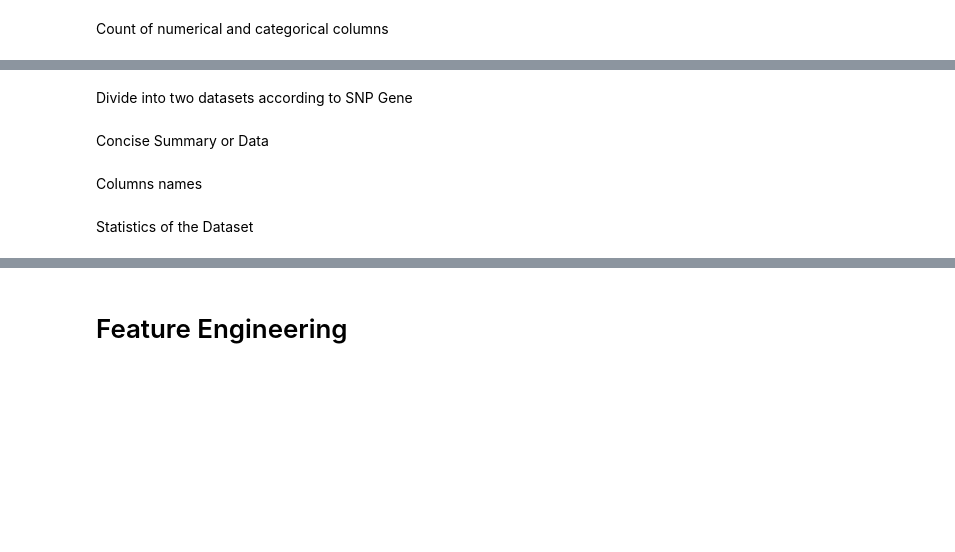
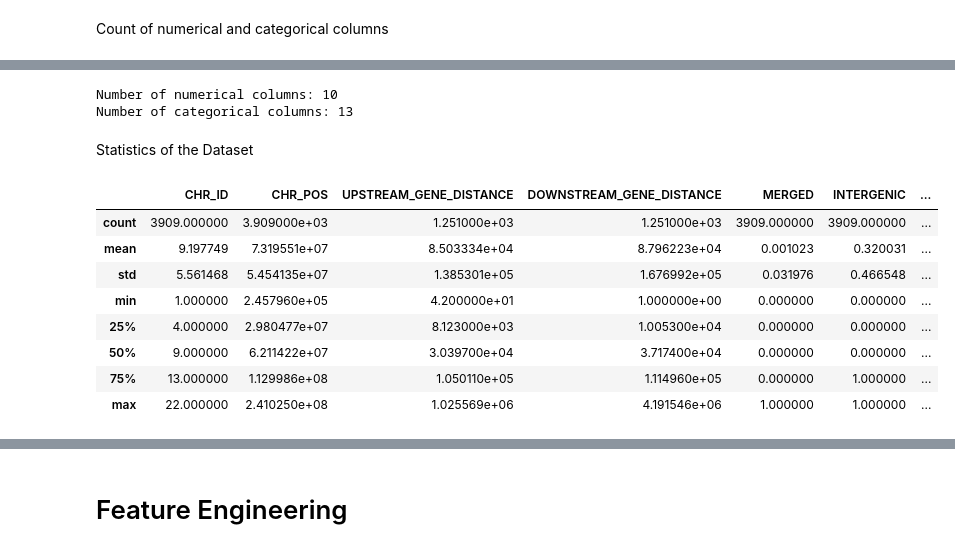
Before and after one commit to AbdullahDahabre/T2D-Prediction-System--Data-Fusion-for-Enhanced-Decision-Making, a Jupyter notebook: genetic.ipynb, the cells around one changed output, grey strips where cells are left out. Drawn from its saved outputs; the diff is of its cells as text; code cells hidden in the pictures; blank space fills up the shorter version.

```diff
--- a/genetic.ipynb
+++ b/genetic.ipynb
@@ -69,0 +311,7 @@ Renaming some columns
+# %%
+# Remove unrelated or non-numeric values
+genetic_df['CHR_ID'] = genetic_df['CHR_ID'].apply(lambda x: str(x).split('x')[0].strip() if 'x' in str(x) else x)
+genetic_df = genetic_df[genetic_df['CHR_ID'].str.isdigit()]  # Keep only rows where CHR_ID is numeric
+
+# Verify the cleaned column
+print(genetic_df['CHR_ID'].value_counts())
@@ -69,0 +358,6 @@ Renaming some columns
+# %%
+# Remove rows where 'RISK ALLELE FREQUENCY' is '0.26 (EA+AA)'
+genetic_df = genetic_df[genetic_df['RISK ALLELE FREQUENCY'] != '0.26 (EA+AA)']
+
+# Verify the changes
+print(f"Remaining rows after removing '0.26 (EA+AA)': {genetic_df.shape[0]}")
@@ -69,0 +376,6 @@ Renaming some columns
+# %%
+# Drop rows where 'STRONGEST SNP-RISK ALLELE' ends with '?'
+genetic_df = genetic_df[~genetic_df['STRONGEST SNP-RISK ALLELE'].str.endswith('?')]
+
+# Verify the changes
+print(f"Remaining rows after dropping entries ending with '?': {genetic_df.shape[0]}")
@@ -69,0 +386,10 @@ Renaming some columns
+# %%
+# Convert specific columns to appropriate data types
+genetic_df['CHR_ID'] = genetic_df['CHR_ID'].astype(int)
+genetic_df['CHR_POS'] = genetic_df['CHR_POS'].astype(int)
+genetic_df['UPSTREAM_GENE_DISTANCE'] = genetic_df['UPSTREAM_GENE_DISTANCE'].astype(int, errors='ignore') # ignoring errors due to future splitting of Data
+genetic_df['DOWNSTREAM_GENE_DISTANCE'] = genetic_df['DOWNSTREAM_GENE_DISTANCE'].astype(int, errors='ignore') # ignoring errors due to future splitting of Data
+genetic_df['MERGED'] = genetic_df['MERGED'].astype(int)
+genetic_df['INTERGENIC'] = genetic_df['INTERGENIC'].astype(int)
+genetic_df['RISK ALLELE FREQUENCY'] = genetic_df['RISK ALLELE FREQUENCY'].astype(float)
+print(genetic_df.dtypes)
@@ -86,8 +443,27 @@ Checking how many rows with SNP Gene
-# %% [markdown]
-Divide into two datasets according to SNP Gene
-# %% [markdown]
-Concise Summary or Data
-# %% [markdown]
-Columns names
+# %%
+# Count numerical columns
+num_columns = genetic_df.select_dtypes(include=['number']).shape[1]
+
+# Count categorical columns
+cat_columns = genetic_df.select_dtypes(include=['object']).shape[1]
+
+# Print the counts
+print(f"Number of numerical columns: {num_columns}")
+print(f"Number of categorical columns: {cat_columns}")
+# %% [output]
+Number of numerical columns: 10
+Number of categorical columns: 13
 # %% [markdown]
 Statistics of the Dataset
+# %%
+genetic_df.describe()
+# %% [output]
+|  | CHR_ID | CHR_POS | UPSTREAM_GENE_DISTANCE | DOWNSTREAM_GENE_DISTANCE | MERGED | INTERGENIC | ... |
+| count | 3909.000000 | 3.909000e+03 | 1.251000e+03 | 1.251000e+03 | 3909.000000 | 3909.000000 | ... |
+| mean | 9.197749 | 7.319551e+07 | 8.503334e+04 | 8.796223e+04 | 0.001023 | 0.320031 | ... |
+| std | 5.561468 | 5.454135e+07 | 1.385301e+05 | 1.676992e+05 | 0.031976 | 0.466548 | ... |
+| min | 1.000000 | 2.457960e+05 | 4.200000e+01 | 1.000000e+00 | 0.000000 | 0.000000 | ... |
+| 25% | 4.000000 | 2.980477e+07 | 8.123000e+03 | 1.005300e+04 | 0.000000 | 0.000000 | ... |
+| 50% | 9.000000 | 6.211422e+07 | 3.039700e+04 | 3.717400e+04 | 0.000000 | 0.000000 | ... |
+| 75% | 13.000000 | 1.129986e+08 | 1.050110e+05 | 1.114960e+05 | 0.000000 | 1.000000 | ... |
+| max | 22.000000 | 2.410250e+08 | 1.025569e+06 | 4.191546e+06 | 1.000000 | 1.000000 | ... |
```
Also changed, not shown: parts of 62 cells of this notebook.
